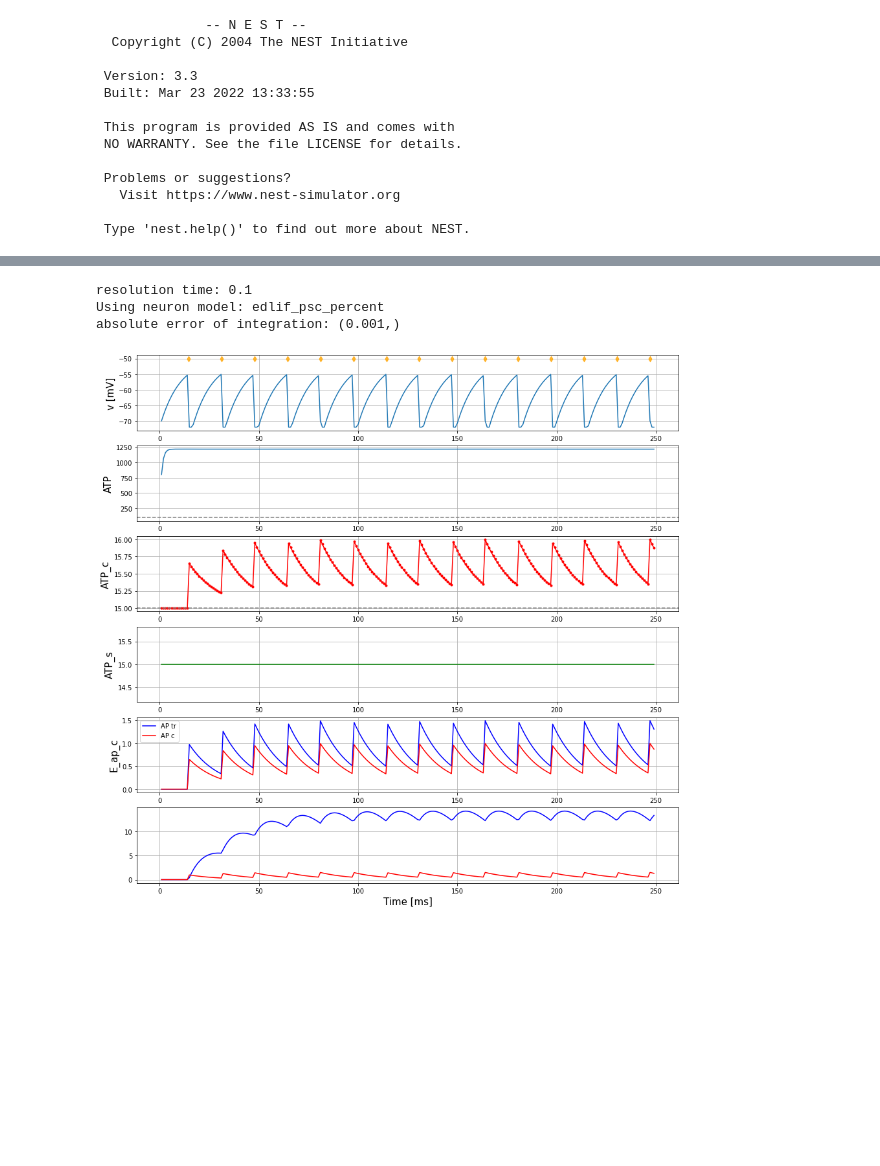
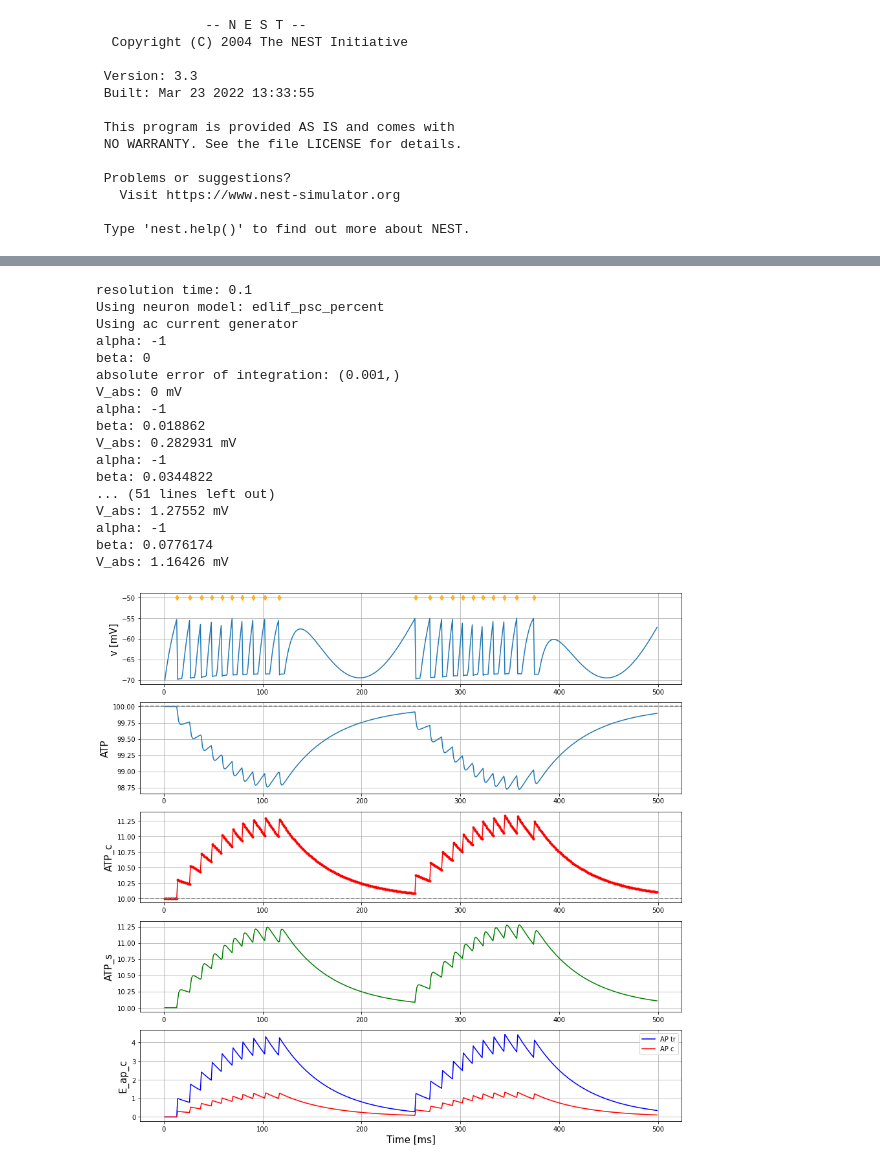
Before and after one commit to Wiss/nestml, a Jupyter notebook: edlif/EDLIF_example.ipynb, the cells around one changed output, grey strips where cells are left out. Saved outputs shown, nothing was run; the diff lists cells and outputs as text; code cells hidden in the pictures; blank space fills up the shorter version.

```diff
--- a/edlif/EDLIF_example.ipynb
+++ b/edlif/EDLIF_example.ipynb
@@ -136,56 +136,80 @@ print(f"resolution time: {resolution}")
 neuron_model_name = neuron_model[neuron_id].split(".")[0]
 print(f"Using neuron model: {neuron_model_name}")
 
+# current generator
+gen = "ac" # dc o ac
+print(f"Using {gen} current generator")
 
 neuron = nest.Create(neuron_model_name)
 voltmeter = nest.Create("voltmeter")
 
-voltmeter.set({"record_from": ["V_m", "ATP", "ATP_c", "ATP_s", "E_ap_tr", "E_ap_c", "E_ap_der", "E_ap_tr2"]})
+voltmeter.set({"record_from": ["V_m", "ATP", "ATP_c", "ATP_s", "E_ap_tr", "E_ap_c"]}) #, "E_ap_der", "E_ap_tr2"]})
 nest.Connect(voltmeter, neuron)
 
-cgs = nest.Create('dc_generator')
-cgs.set({"amplitude": 2.5})
+if gen == "dc":
+    cgs = nest.Create('dc_generator')
+    cgs.set({"amplitude": 1.86})
+elif gen == "ac":
+    cgs = nest.Create('ac_generator')
+    cgs.set({"amplitude": 2.2})
+    cgs.set({"offset": 2.2})
+    cgs.set({"frequency": 4})
+
 nest.Connect(cgs, neuron)
 
 sr = nest.Create("spike_recorder")
 nest.Connect(neuron, sr)
 
-nest.Simulate(250.)
+nest.Simulate(500.)
 
 # precision
 error = nest.GetStatus(neuron, "gsl_error_tol")
 print(f"absolute error of integration: {error}")
 
 spike_times = nest.GetStatus(sr, keys='events')[0]['times']
 
 fontsize = 15
-fig, ax = plt.subplots(nrows=6, figsize=(15,15))
+fig, ax = plt.subplots(nrows=5, figsize=(15,15))
 ax[0].plot(voltmeter.get("events")["times"], voltmeter.get("events")["V_m"])
 ax[1].plot(voltmeter.get("events")["times"], voltmeter.get("events")["ATP"])
 ax[1].axhline(y=neuron.get("ATP_h"), c="gray", ls="--")
 ax[2].plot(voltmeter.get("events")["times"], voltmeter.get("events")["ATP_c"], c="r", marker ='.')
 ax[2].axhline(y=neuron.get("ATP_basal"), c="gray", ls="--")
 ax[3].plot(voltmeter.get("events")["times"], voltmeter.get("events")["ATP_s"], c="g")
 ax[4].plot(voltmeter.get("events")["times"], voltmeter.get("events")["E_ap_tr"], c="b", label="AP tr")
 ax[4].plot(voltmeter.get("events")["times"], voltmeter.get("events")["E_ap_c"], c="r", label="AP c")
-ax[5].plot(voltmeter.get("events")["times"], voltmeter.get("events")["E_ap_tr2"], c="b")
-ax[5].plot(voltmeter.get("events")["times"], voltmeter.get("events")["E_ap_der"], c="r")
+#ax[5].plot(voltmeter.get("events")["times"], voltmeter.get("events")["E_ap_tr2"], c="b")
+#ax[5].plot(voltmeter.get("events")["times"], voltmeter.get("events")["E_ap_der"], c="r")
 ax[0].scatter(spike_times, -50 * np.ones_like(spike_times), marker="d", c="orange", alpha=.8, zorder=99)
 for _ax in ax:
     _ax.grid(True)
 ax[0].set_ylabel("v [mV]", fontsize=fontsize)
 ax[1].set_ylabel("ATP", fontsize=fontsize)
 ax[2].set_ylabel("ATP_c", fontsize=fontsize)
 ax[3].set_ylabel("ATP_s", fontsize=fontsize)
 ax[4].set_ylabel("E_ap_tr", fontsize=fontsize)
 ax[4].set_ylabel("E_ap_c", fontsize=fontsize)
 ax[-1].set_xlabel("Time [ms]", fontsize=fontsize)
 ax[4].legend()
 fig.show()
 # %% [output]
 resolution time: 0.1
 Using neuron model: edlif_psc_percent
+Using ac current generator
+alpha: -1
+beta: 0
 absolute error of integration: (0.001,)
+V_abs: 0 mV
+alpha: -1
+beta: 0.018862
+V_abs: 0.282931 mV
+alpha: -1
+beta: 0.0344822
+... (51 lines left out)
+V_abs: 1.27552 mV
+alpha: -1
+beta: 0.0776174
+V_abs: 1.16426 mV
-[figure, old version]
+[figure, new version]
 # %%
 #nest.kernel_status
```
Also changed, not shown: parts of 2 cells of this notebook.
